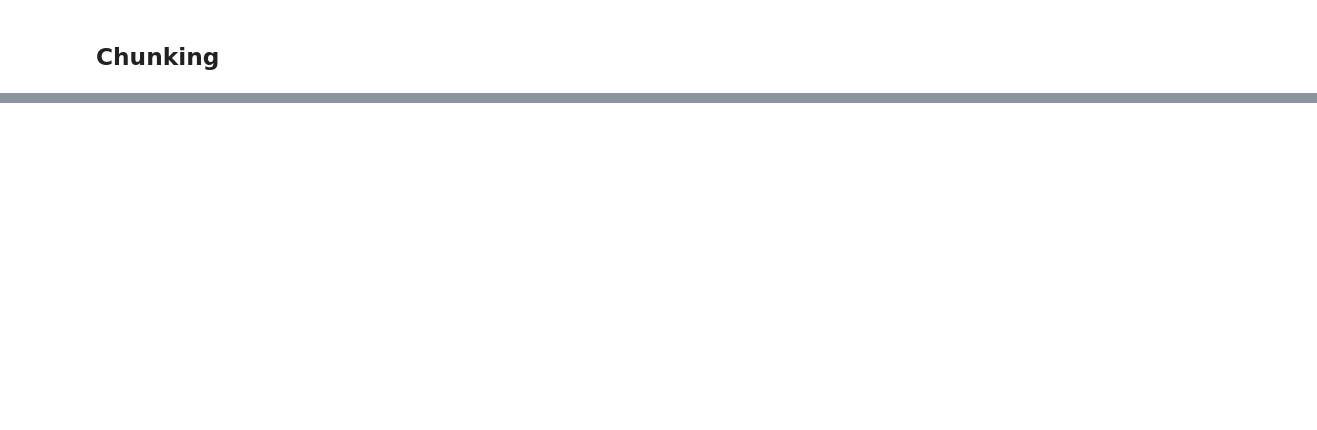
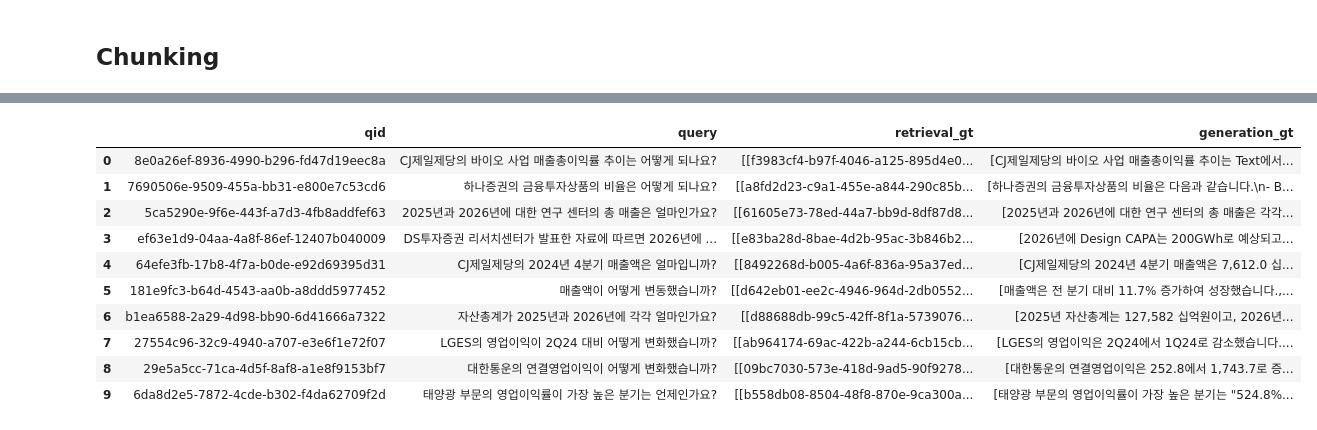
Before and after one commit to syshin0116/Study, a Jupyter notebook: MLDL/naver_boost_camp/autorag.ipynb, the cells around one changed output, grey strips where cells are left out. Cells and saved outputs as stored; diff of their text form; code cells hidden in the pictures; blank space fills up the shorter version.

```diff
--- a/MLDL/naver_boost_camp/autorag.ipynb
+++ b/MLDL/naver_boost_camp/autorag.ipynb
@@ -69,0 +223,15 @@ chunker.start_chunking("./chunk.yaml")
+# %%
+df_qa = pd.read_parquet("./qa.parquet")
+df_qa
+# %% [output]
+|  | qid | query | retrieval_gt | generation_gt |
+| 0 | 8e0a26ef-8936-4990-b296-fd47d19eec8a | CJ제일제당의 바이오 사업 매출총이익률 추이는 어떻게 되나요? | [[f3983cf4-b97f-4046-a125-895d4e0... | [CJ제일제당의 바이오 사업 매출총이익률 추이는 Text에서... |
+| 1 | 7690506e-9509-455a-bb31-e800e7c53cd6 | 하나증권의 금융투자상품의 비율은 어떻게 되나요? | [[a8fd2d23-c9a1-455e-a844-290c85b... | [하나증권의 금융투자상품의 비율은 다음과 같습니다.\n- B... |
+| 2 | 5ca5290e-9f6e-443f-a7d3-4fb8addfef63 | 2025년과 2026년에 대한 연구 센터의 총 매출은 얼마인가요? | [[61605e73-78ed-44a7-bb9d-8df87d8... | [2025년과 2026년에 대한 연구 센터의 총 매출은 각각... |
+| 3 | ef63e1d9-04aa-4a8f-86ef-12407b040009 | DS투자증권 리서치센터가 발표한 자료에 따르면 2026년에 ... | [[e83ba28d-8bae-4d2b-95ac-3b846b2... | [2026년에 Design CAPA는 200GWh로 예상되고... |
+| 4 | 64efe3fb-17b8-4f7a-b0de-e92d69395d31 | CJ제일제당의 2024년 4분기 매출액은 얼마입니까? | [[8492268d-b005-4a6f-836a-95a37ed... | [CJ제일제당의 2024년 4분기 매출액은 7,612.0 십... |
+| 5 | 181e9fc3-b64d-4543-aa0b-a8ddd5977452 | 매출액이 어떻게 변동했습니까? | [[d642eb01-ee2c-4946-964d-2db0552... | [매출액은 전 분기 대비 11.7% 증가하여 성장했습니다.,... |
+| 6 | b1ea6588-2a29-4d98-bb90-6d41666a7322 | 자산총계가 2025년과 2026년에 각각 얼마인가요? | [[d88688db-99c5-42ff-8f1a-5739076... | [2025년 자산총계는 127,582 십억원이고, 2026년... |
+| 7 | 27554c96-32c9-4940-a707-e3e6f1e72f07 | LGES의 영업이익이 2Q24 대비 어떻게 변화했습니까? | [[ab964174-69ac-422b-a244-6cb15cb... | [LGES의 영업이익은 2Q24에서 1Q24로 감소했습니다.... |
+| 8 | 29e5a5cc-71ca-4d5f-8af8-a1e8f9153bf7 | 대한통운의 연결영업이익이 어떻게 변화했습니까? | [[09bc7030-573e-418d-9ad5-90f9278... | [대한통운의 연결영업이익은 252.8에서 1,743.7로 증... |
+| 9 | 6da8d2e5-7872-4cde-b302-f4da62709f2d | 태양광 부문의 영업이익률이 가장 높은 분기는 언제인가요? | [[b558db08-8504-48f8-870e-9ca300a... | [태양광 부문의 영업이익률이 가장 높은 분기는 "524.8%... |
```
Also changed, not shown: parts of 29 cells of this notebook, 19 other files.
